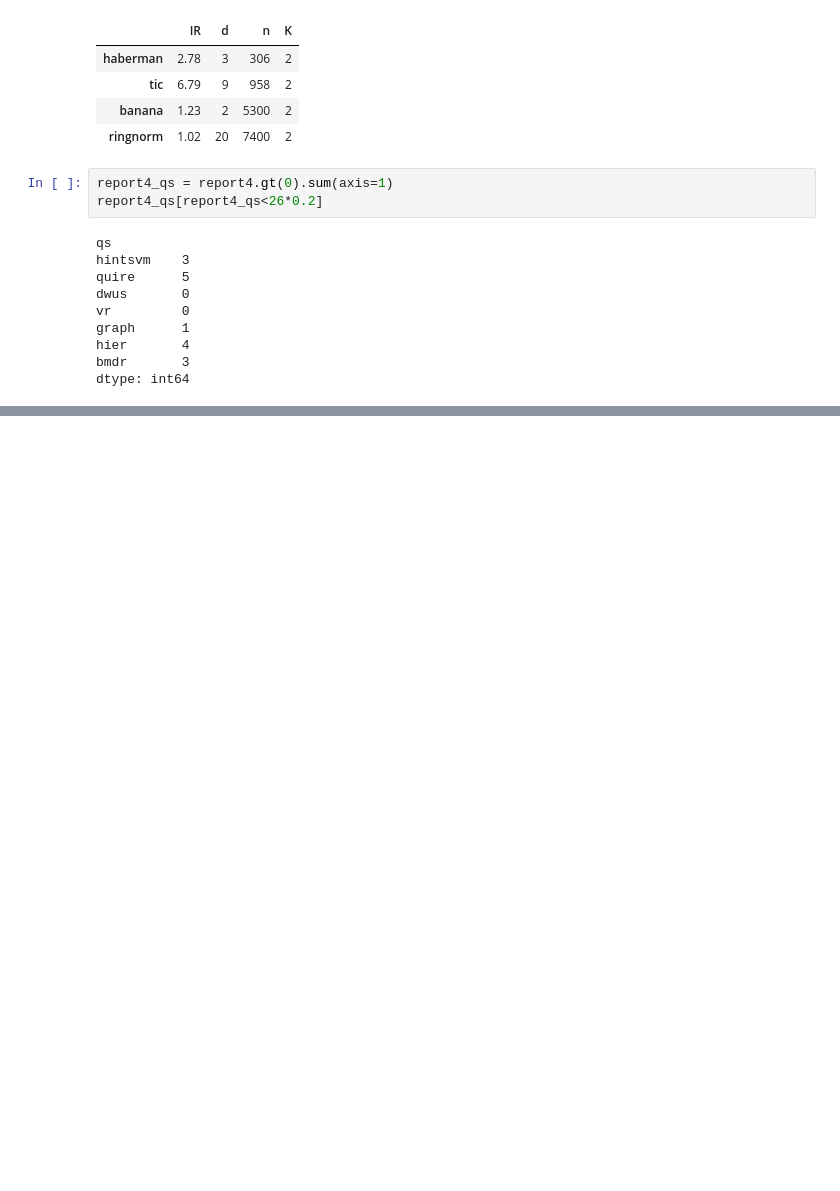
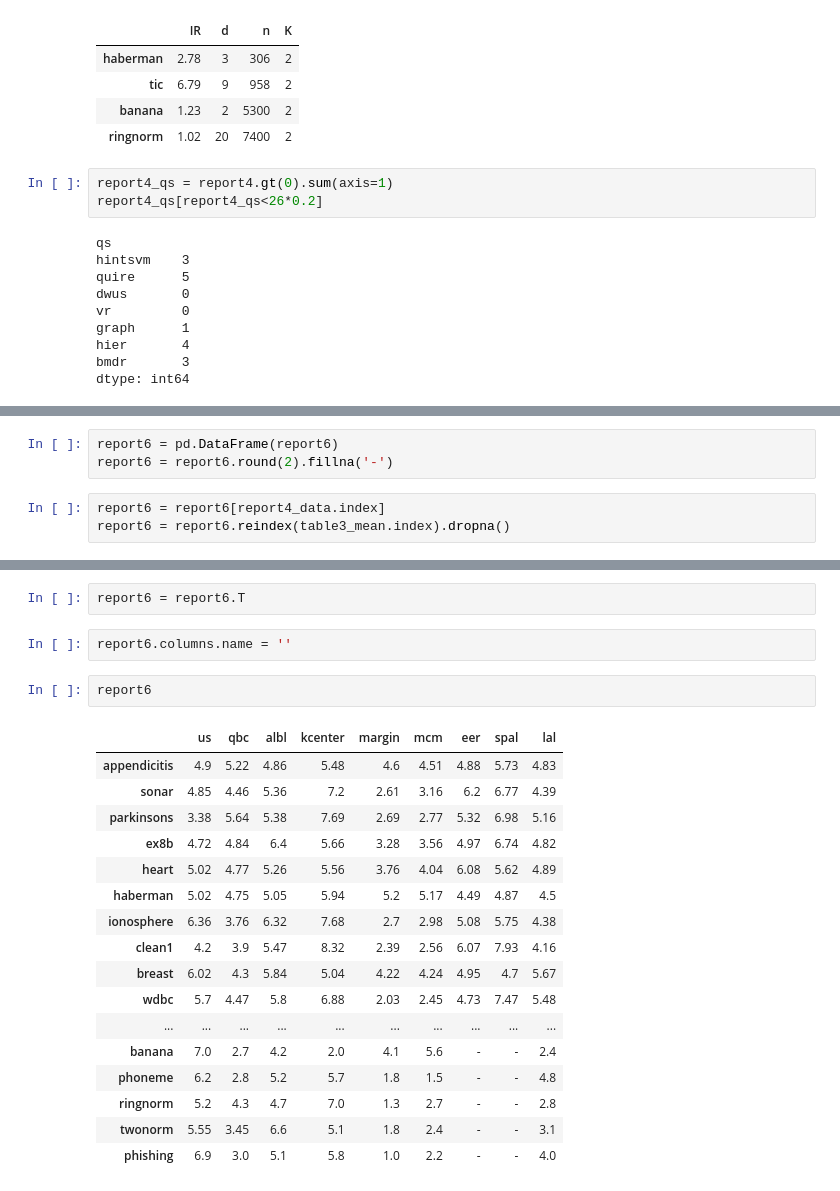
Before and after one commit to ariapoy/active-learning-benchmark, a Jupyter notebook: results/analysis.ipynb, the cells around one changed output, grey strips where cells are left out. Drawn from its saved outputs; the diff is of its cells as text; blank space fills up the shorter version.

```diff
--- a/results/analysis.ipynb
+++ b/results/analysis.ipynb
@@ -939,0 +1133,6 @@ fig.savefig('aubc/output/n_QSgtRS.png', bbox_inches='tight')
+# %%
+report6 = pd.DataFrame(report6)
+report6 = report6.round(2).fillna('-')
+# %%
+report6 = report6[report4_data.index]
+report6 = report6.reindex(table3_mean.index).dropna()
@@ -939,0 +1154,24 @@ fig.savefig('aubc/output/n_QSgtRS.png', bbox_inches='tight')
+# %%
+report6 = report6.T
+# %%
+report6.columns.name = ''
+# %%
+report6
+# %% [output]
+|  | us | qbc | albl | kcenter | margin | mcm | eer | spal | lal |
+| appendicitis | 4.9 | 5.22 | 4.86 | 5.48 | 4.6 | 4.51 | 4.88 | 5.73 | 4.83 |
+| sonar | 4.85 | 4.46 | 5.36 | 7.2 | 2.61 | 3.16 | 6.2 | 6.77 | 4.39 |
+| parkinsons | 3.38 | 5.64 | 5.38 | 7.69 | 2.69 | 2.77 | 5.32 | 6.98 | 5.16 |
+| ex8b | 4.72 | 4.84 | 6.4 | 5.66 | 3.28 | 3.56 | 4.97 | 6.74 | 4.82 |
+| heart | 5.02 | 4.77 | 5.26 | 5.56 | 3.76 | 4.04 | 6.08 | 5.62 | 4.89 |
+| haberman | 5.02 | 4.75 | 5.05 | 5.94 | 5.2 | 5.17 | 4.49 | 4.87 | 4.5 |
+| ionosphere | 6.36 | 3.76 | 6.32 | 7.68 | 2.7 | 2.98 | 5.08 | 5.75 | 4.38 |
+| clean1 | 4.2 | 3.9 | 5.47 | 8.32 | 2.39 | 2.56 | 6.07 | 7.93 | 4.16 |
+| breast | 6.02 | 4.3 | 5.84 | 5.04 | 4.22 | 4.24 | 4.95 | 4.7 | 5.67 |
+| wdbc | 5.7 | 4.47 | 5.8 | 6.88 | 2.03 | 2.45 | 4.73 | 7.47 | 5.48 |
+| ... | ... | ... | ... | ... | ... | ... | ... | ... | ... |
+| banana | 7.0 | 2.7 | 4.2 | 2.0 | 4.1 | 5.6 | - | - | 2.4 |
+| phoneme | 6.2 | 2.8 | 5.2 | 5.7 | 1.8 | 1.5 | - | - | 4.8 |
+| ringnorm | 5.2 | 4.3 | 4.7 | 7.0 | 1.3 | 2.7 | - | - | 2.8 |
+| twonorm | 5.55 | 3.45 | 6.6 | 5.1 | 1.8 | 2.4 | - | - | 3.1 |
+| phishing | 6.9 | 3.0 | 5.1 | 5.8 | 1.0 | 2.2 | - | - | 4.0 |
```
Also changed, not shown: parts of 17 cells of this notebook, 3 other files.
